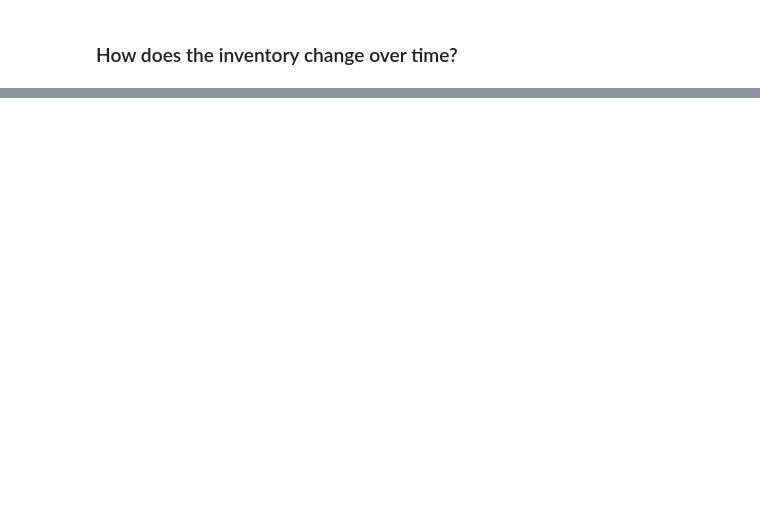
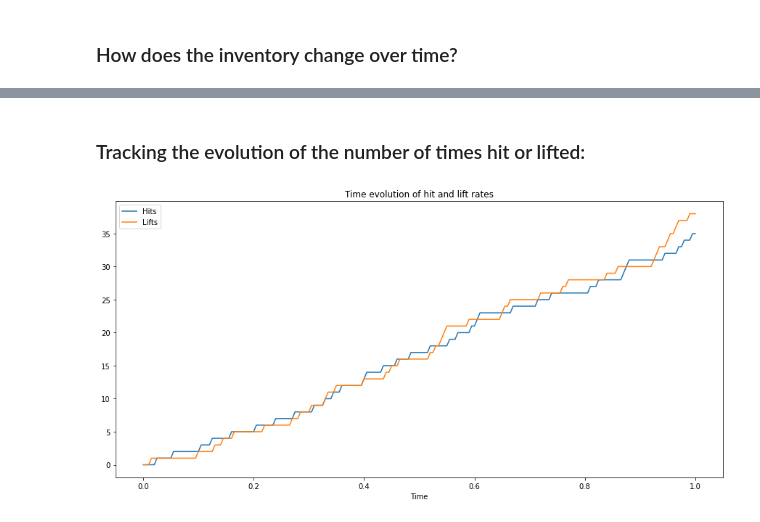
Before and after one commit to sunnymshah95/CME-241-RLinFinance, a Jupyter notebook: Assignment 10/assignment10-solutions.ipynb, the cells around one changed output, grey strips where cells are left out. Saved outputs shown, nothing was run; the diff lists cells and outputs as text; code cells hidden in the pictures; blank space fills up the shorter version.

```diff
--- a/Assignment 10/assignment10-solutions.ipynb
+++ b/Assignment 10/assignment10-solutions.ipynb
@@ -145,0 +159,16 @@ plt.show()
+# %% [markdown]
+### Tracking the evolution of the number of times hit or lifted:
+# %%
+hit = [state.num_hits for state in traces]
+lift = [state.num_lifts for state in traces]
+
+
+plt.plot(time, hit, label='Hits')
+plt.plot(time, lift, label='Lifts')
+
+plt.xlabel("Time")
+plt.title("Time evolution of hit and lift rates")
+plt.legend()
+plt.show()
+# %% [output]
+[figure, added]
```
Also changed, not shown: parts of 5 cells of this notebook.
